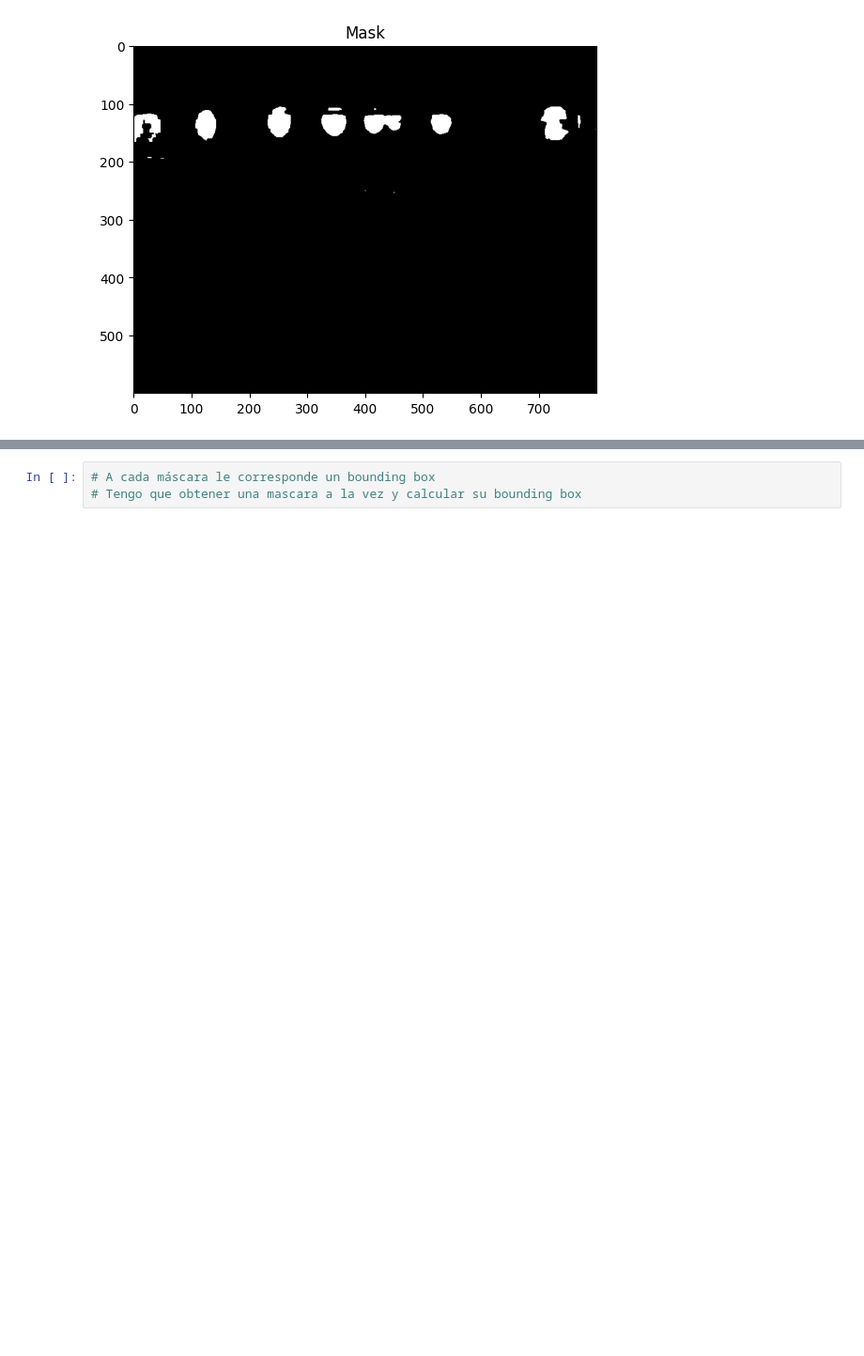
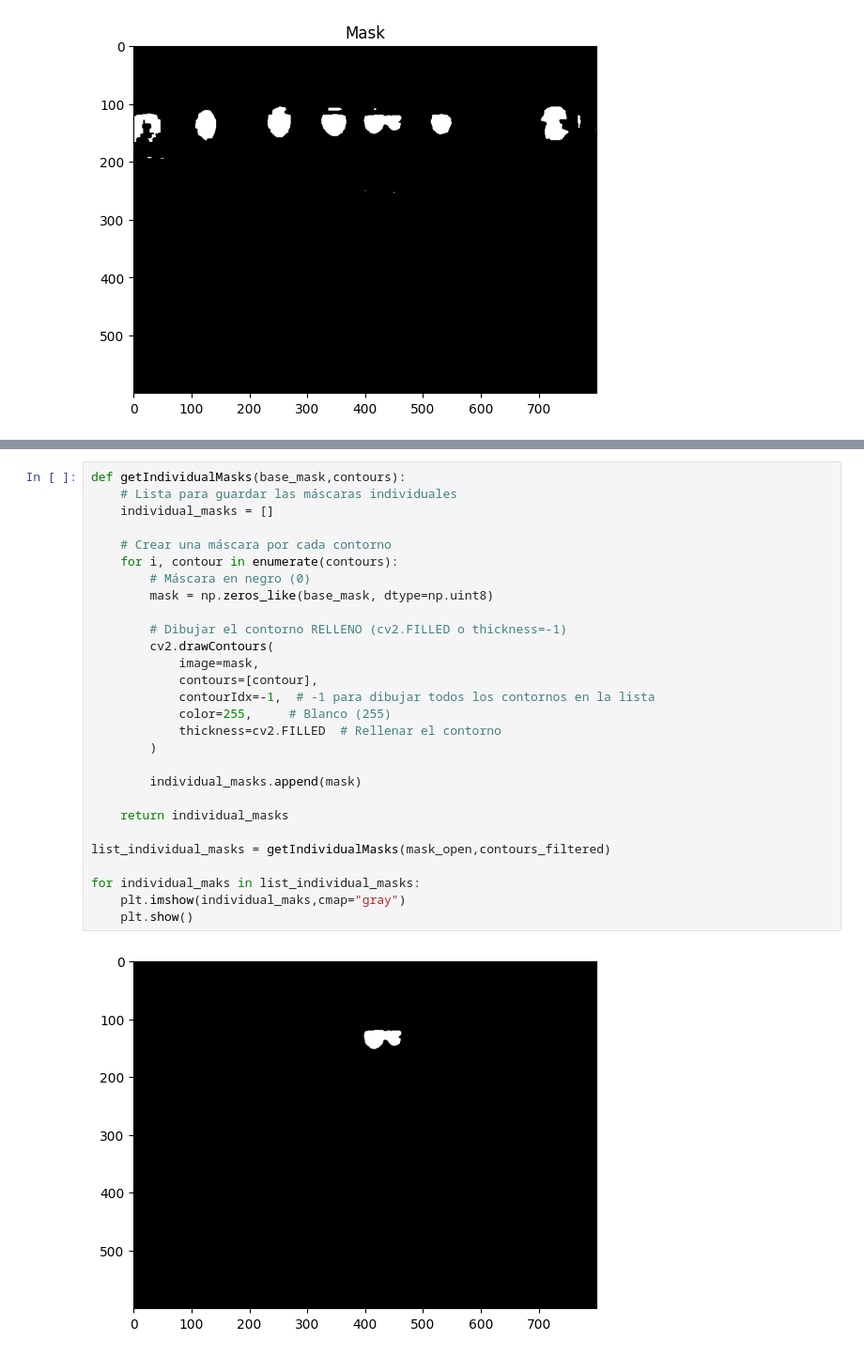
Before and after one commit to lneira19/oildrops, a Jupyter notebook: hsvtest.ipynb, the cells around one changed output, grey strips where cells are left out. Shown at 94% size. Saved outputs shown, nothing was run; the diff lists cells and outputs as text; blank space fills up the shorter version.

```diff
--- a/hsvtest.ipynb
+++ b/hsvtest.ipynb
@@ -53,3 +82,30 @@ plt.show()
-# %%
-# A cada máscara le corresponde un bounding box
-# Tengo que obtener una mascara a la vez y calcular su bounding box
+# %%
+def getIndividualMasks(base_mask,contours):
+    # Lista para guardar las máscaras individuales
+    individual_masks = []
+
+    # Crear una máscara por cada contorno
+    for i, contour in enumerate(contours):
+        # Máscara en negro (0)
+        mask = np.zeros_like(base_mask, dtype=np.uint8)
+
+        # Dibujar el contorno RELLENO (cv2.FILLED o thickness=-1)
+        cv2.drawContours(
+            image=mask,
+            contours=[contour],
+            contourIdx=-1,  # -1 para dibujar todos los contornos en la lista
+            color=255,     # Blanco (255)
+            thickness=cv2.FILLED  # Rellenar el contorno
+        )
+
+        individual_masks.append(mask)
+
+    return individual_masks
+
+list_individual_masks = getIndividualMasks(mask_open,contours_filtered)
+
+for individual_maks in list_individual_masks:
+    plt.imshow(individual_maks,cmap="gray")
+    plt.show()
+# %% [output]
+[figure, added]
```
Also changed, not shown: parts of 5 cells of this notebook.
